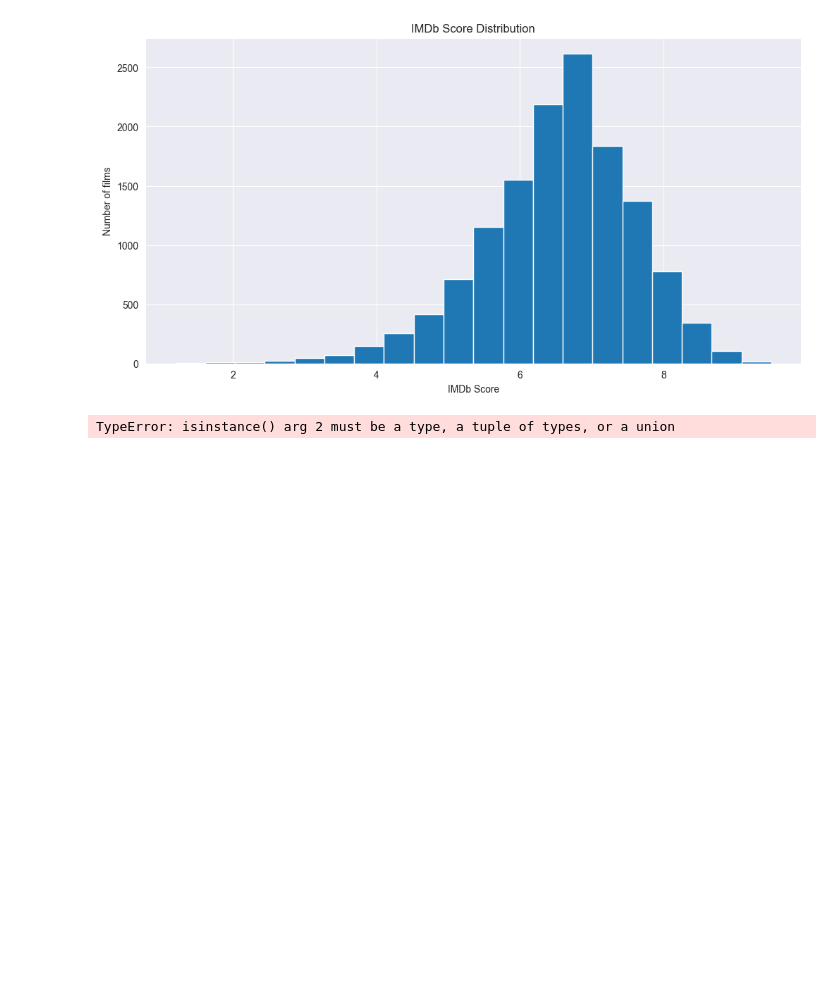
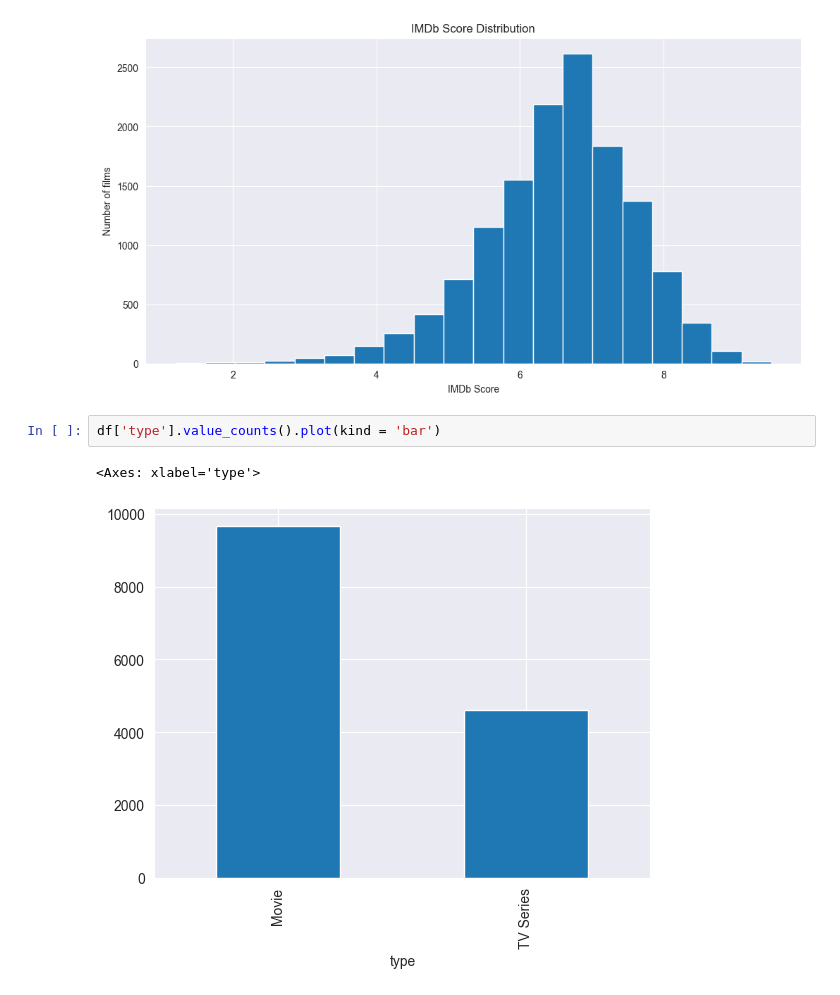
Before and after one commit to mertgenc0/mydsprojects, a Jupyter notebook: NetflixDatas/Netflix.ipynb, the cells around one changed output. Saved outputs shown, nothing was run; the diff lists cells and outputs as text; blank space fills up the shorter version.

```diff
--- a/NetflixDatas/Netflix.ipynb
+++ b/NetflixDatas/Netflix.ipynb
@@ -107,5 +108,7 @@ plt.show()
 # %% [output]
 [figure]
 # %%
+df['type'].value_counts().plot(kind = 'bar')
 # %% [output]
-TypeError: isinstance() arg 2 must be a type, a tuple of types, or a union
+<Axes: xlabel='type'>
+[figure, added]
```
Also changed, not shown: parts of 7 cells of this notebook.
